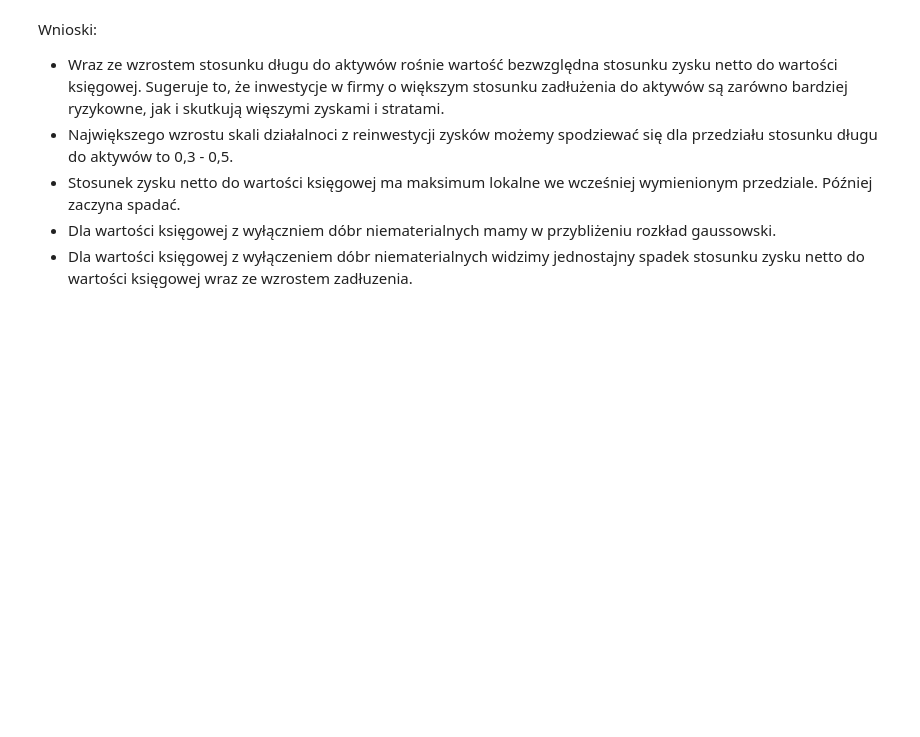
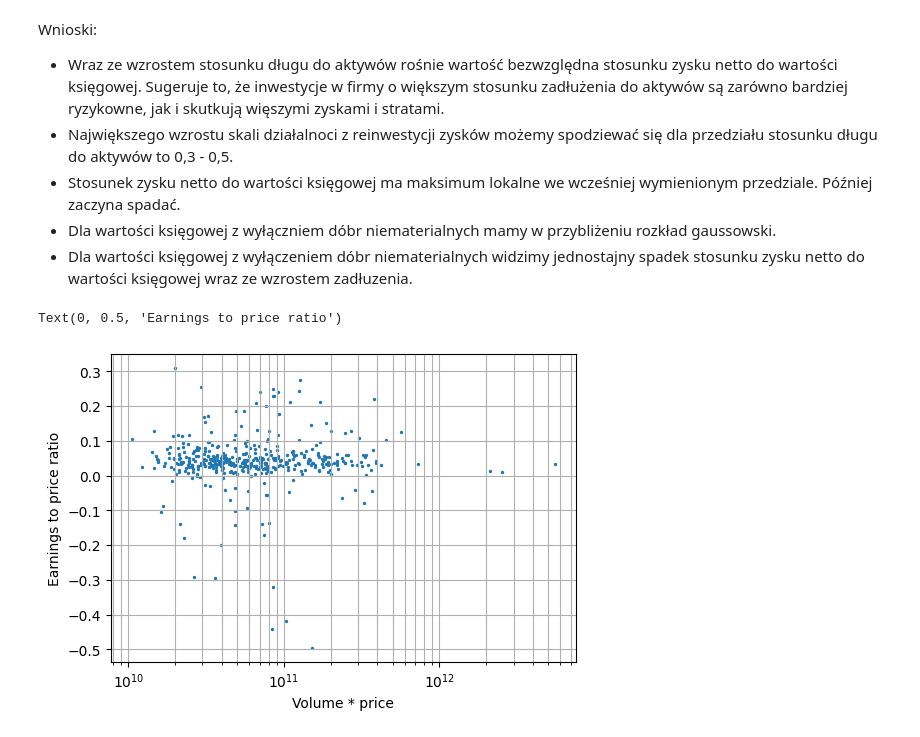
Before and after one commit to codespaghettifier/sp500-exploration, a Jupyter notebook: exploration.ipynb, the cells around one changed output. Saved outputs shown, nothing was run; the diff lists cells and outputs as text; code cells hidden in the pictures; blank space fills up the shorter version.

```diff
--- a/exploration.ipynb
+++ b/exploration.ipynb
@@ -451,3 +636,49 @@ Wnioski:
 - Stosunek zysku netto do wartości księgowej ma maksimum lokalne we wcześniej wymienionym przedziale. Później zaczyna spadać.
 - Dla wartości księgowej z wyłączniem dóbr niematerialnych mamy w przybliżeniu rozkład gaussowski.
 - Dla wartości księgowej z wyłączeniem dóbr niematerialnych widzimy jednostajny spadek stosunku zysku netto do wartości księgowej wraz ze wzrostem zadłuzenia.
+# %%
+# Get volume * price in a year for all tickers
+for ticker in tickers:
+    year = '2022'
+    selected_flattened_financials[ticker]['volumePriceIn2022'] = financial_data[ticker]['quotes_stats'][year]['stats']['volumePrice']
+# %%
+# Get price to earnings ratio, volume * price, and marketcap for all companies with:
+# - price/earnings not None
+# - volumePrice not None
+# - marketcap not None
+# - marketcap < 5*10^11
+price_to_earnings = []
+volume_price = []
+marketcaps = []
+for ticker in tickers:
+    price_to_earnings_value = selected_flattened_financials[ticker]['price/earnings'] if 'price/earnings' in selected_flattened_financials[ticker].keys() else None
+    volume_price_value = selected_flattened_financials[ticker]['volumePriceIn2022'] if 'volumePriceIn2022' in selected_flattened_financials[ticker].keys() else None
+    marketcap = selected_flattened_financials[ticker]['marketcap'] if 'marketcap' in selected_flattened_financials[ticker].keys() else None
+
+    if price_to_earnings_value is None:
+        continue
+
+    if volume_price_value is None:
+        continue
+
+    if marketcap is None:
+        continue
+
+    if marketcap > 5*10**11:
+        continue
+
+    price_to_earnings.append(price_to_earnings_value)
+    volume_price.append(volume_price_value)
+    marketcaps.append(marketcap)
+# %%
+earnings_to_price = [1 / i for i in price_to_earnings]
+# %%
+# Plot earnings to price ratio vs volume * price
+fig, ax = get_fig_ax()
+ax.set_xscale('log')
+ax.scatter(volume_price, earnings_to_price, s=2)
+ax.set_xlabel('Volume * price')
+ax.set_ylabel('Earnings to price ratio')
+# %% [output]
+Text(0, 0.5, 'Earnings to price ratio')
+[figure, added]
```
Also changed, not shown: parts of 19 cells of this notebook.
